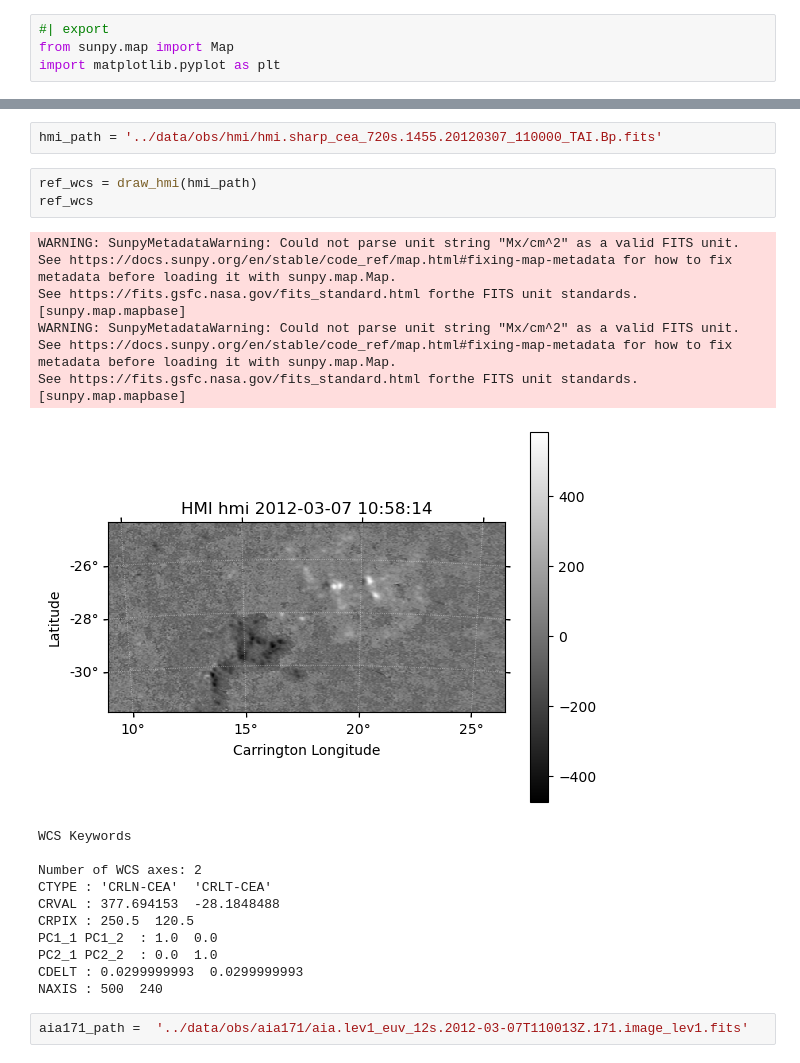
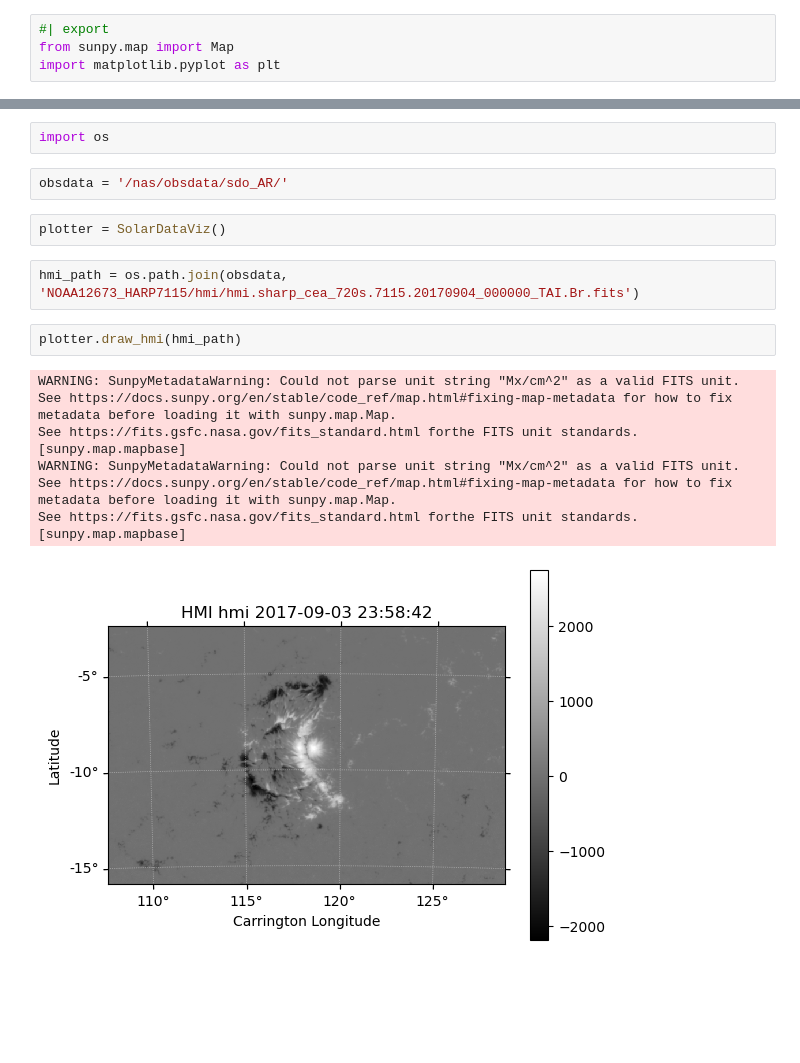
Before and after one commit to mgjeon/2023_zpinn, a Jupyter notebook: nbs/05_solar_data_viz.ipynb, the cells around one changed output, grey strips where cells are left out. Saved outputs shown, nothing was run; the diff lists cells and outputs as text; blank space fills up the shorter version.

```diff
--- a/nbs/05_solar_data_viz.ipynb
+++ b/nbs/05_solar_data_viz.ipynb
@@ -30,25 +33,18 @@ def draw_aia(aia_path, ref_wcs, wavelength):
-# %%
-hmi_path = '../data/obs/hmi/hmi.sharp_cea_720s.1455.20120307_110000_TAI.Bp.fits'
+# %%
+import os
+# %%
+obsdata = '/nas/obsdata/sdo_AR/'
+# %%
+plotter = SolarDataViz()
+# %%
+hmi_path = os.path.join(obsdata, 'NOAA12673_HARP7115/hmi/hmi.sharp_cea_720s.7115.20170904_000000_TAI.Br.fits')
 # %%
-ref_wcs = draw_hmi(hmi_path)
-ref_wcs
+plotter.draw_hmi(hmi_path)
 # %% [output]
 WARNING: SunpyMetadataWarning: Could not parse unit string "Mx/cm^2" as a valid FITS unit.
 See https://docs.sunpy.org/en/stable/code_ref/map.html#fixing-map-metadata for how to fix metadata before loading it with sunpy.map.Map.
 See https://fits.gsfc.nasa.gov/fits_standard.html forthe FITS unit standards. [sunpy.map.mapbase]
 WARNING: SunpyMetadataWarning: Could not parse unit string "Mx/cm^2" as a valid FITS unit.
 See https://docs.sunpy.org/en/stable/code_ref/map.html#fixing-map-metadata for how to fix metadata before loading it with sunpy.map.Map.
 See https://fits.gsfc.nasa.gov/fits_standard.html forthe FITS unit standards. [sunpy.map.mapbase]
-[figure, old version]
+[figure, new version]
-WCS Keywords
-
-Number of WCS axes: 2
-CTYPE : 'CRLN-CEA'  'CRLT-CEA'
-CRVAL : 377.694153  -28.1848488
-CRPIX : 250.5  120.5
-PC1_1 PC1_2  : 1.0  0.0
-PC2_1 PC2_2  : 0.0  1.0
-CDELT : 0.0299999993  0.0299999993
-NAXIS : 500  240
-# %%
-aia171_path =  '../data/obs/aia171/aia.lev1_euv_12s.2012-03-07T110013Z.171.image_lev1.fits'
```
Also changed, not shown: parts of 6 cells of this notebook, 23 other files.
